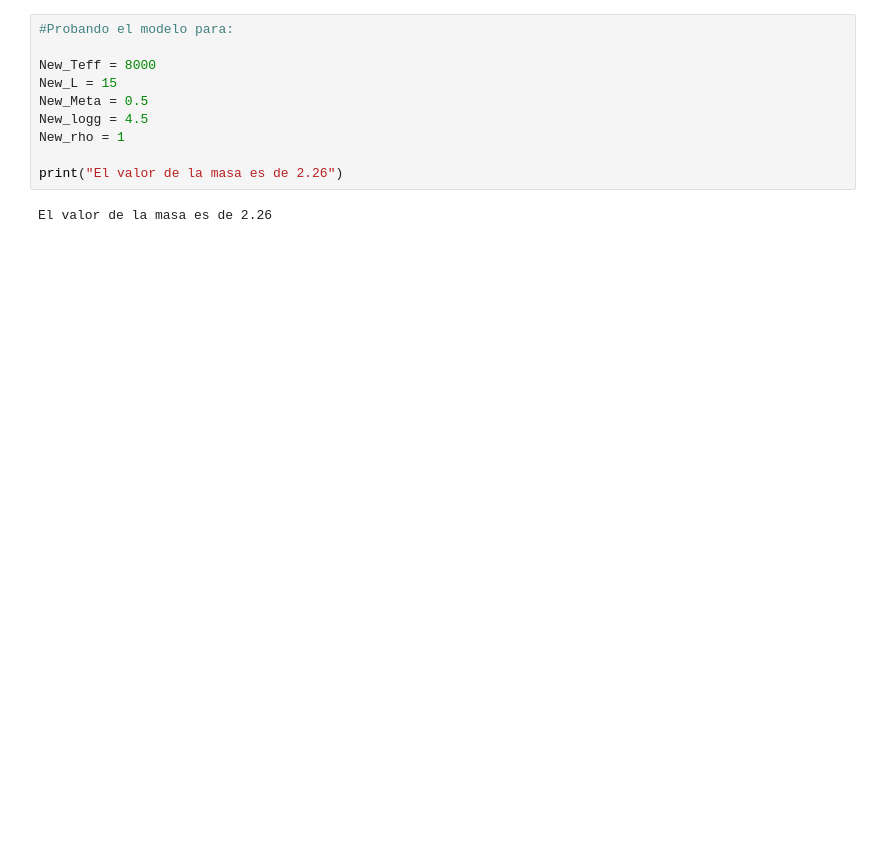
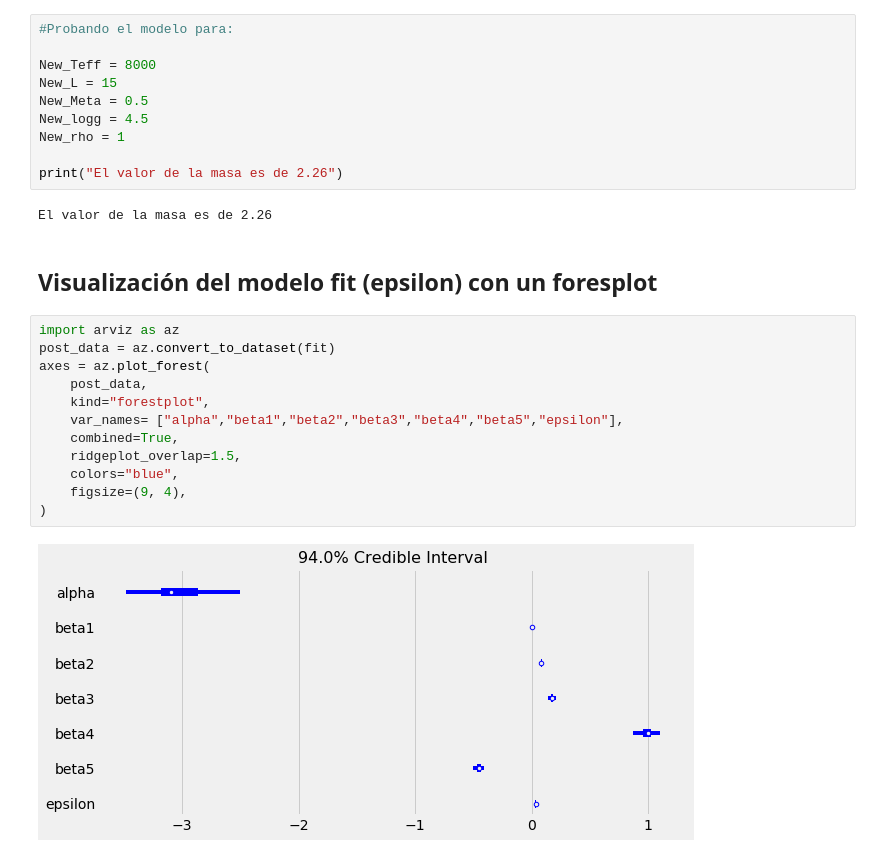
Before and after one commit to fmezacr/STELLAR, a Jupyter notebook: FASE_2/DATA/Datos Estelares.ipynb, the cells around one changed output. Cells and saved outputs as stored; diff of their text form; blank space fills up the shorter version.

Commit message:
hbm sigma vs epsilon

```diff
--- a/FASE_2/DATA/Datos Estelares.ipynb
+++ b/FASE_2/DATA/Datos Estelares.ipynb
@@ -912,3 +909,19 @@ New_rho = 1
 print("El valor de la masa es de 2.26")
 # %% [output]
 El valor de la masa es de 2.26
+# %% [markdown]
+## Visualización del modelo fit (epsilon) con un foresplot
+# %%
+import arviz as az
+post_data = az.convert_to_dataset(fit)
+axes = az.plot_forest(
+    post_data,
+    kind="forestplot",
+    var_names= ["alpha","beta1","beta2","beta3","beta4","beta5","epsilon"],
+    combined=True,
+    ridgeplot_overlap=1.5,
+    colors="blue",
+    figsize=(9, 4),
+)
+# %% [output]
+[figure, added]
```
Also changed, not shown: parts of 15 cells of this notebook.
